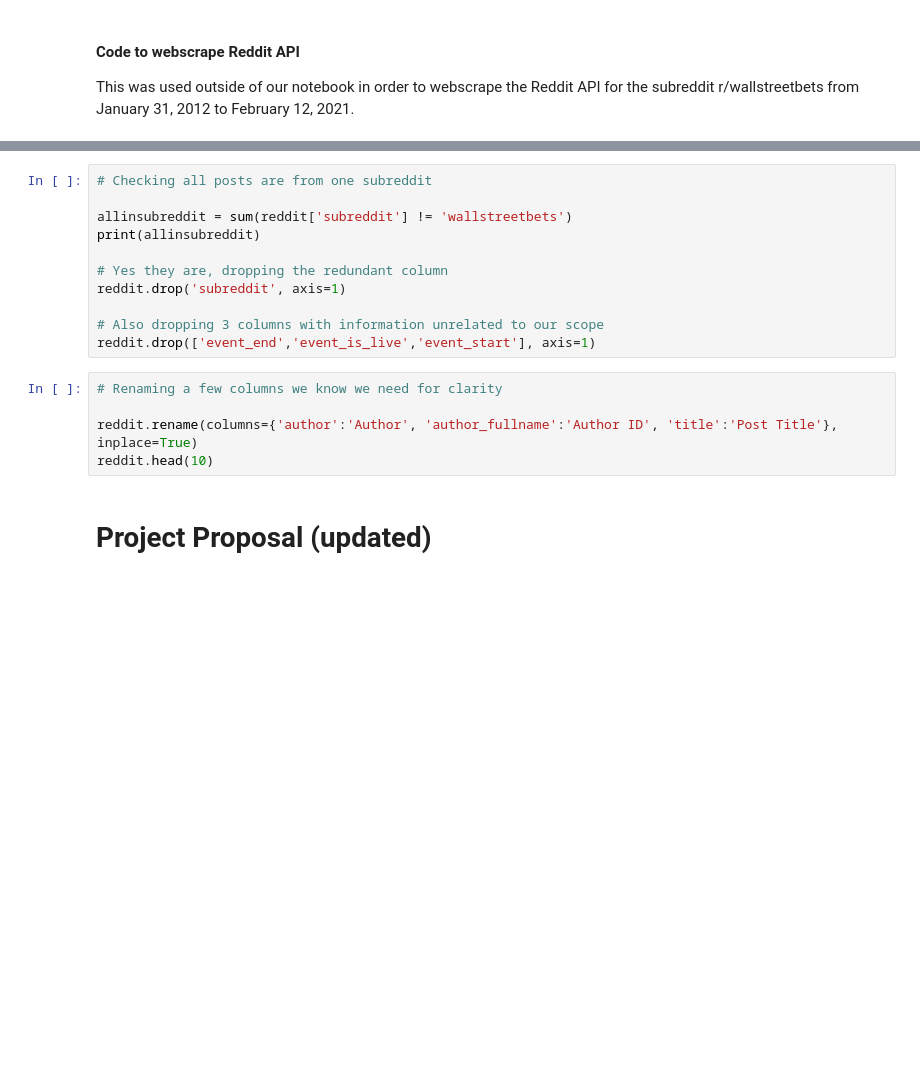
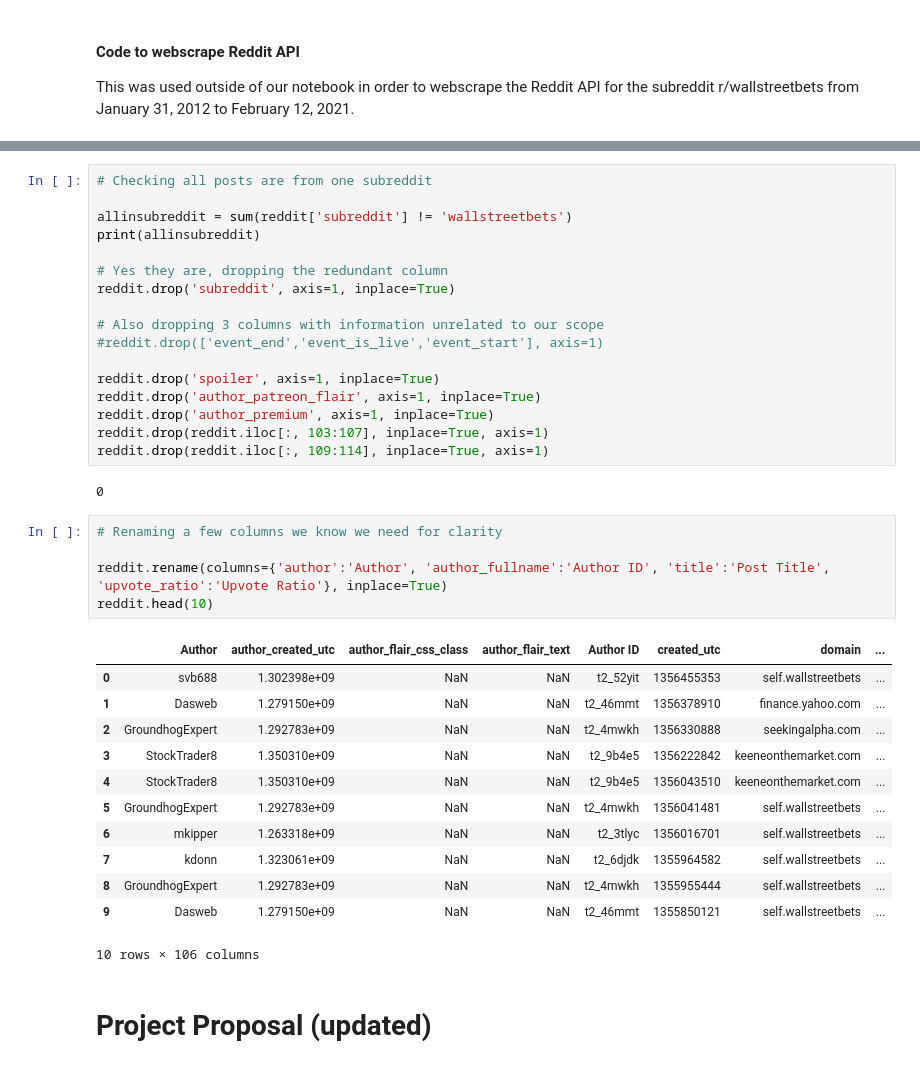
Before and after one commit to sjwfleet/COGS108_Project, a Jupyter notebook: DataCheckpoint_group082.ipynb, the cells around one changed output, grey strips where cells are left out. Drawn from its saved outputs; the diff is of its cells as text; blank space fills up the shorter version.

Commit message:
More framework for wrangling Reddit

```diff
--- a/DataCheckpoint_group082.ipynb
+++ b/DataCheckpoint_group082.ipynb
@@ -133,15 +149,36 @@ allinsubreddit = sum(reddit['subreddit'] != 'wallstreetbets')
 print(allinsubreddit)
 
 # Yes they are, dropping the redundant column
-reddit.drop('subreddit', axis=1)
+reddit.drop('subreddit', axis=1, inplace=True)
 
 # Also dropping 3 columns with information unrelated to our scope
-reddit.drop(['event_end','event_is_live','event_start'], axis=1)
+#reddit.drop(['event_end','event_is_live','event_start'], axis=1)
+
+reddit.drop('spoiler', axis=1, inplace=True)
+reddit.drop('author_patreon_flair', axis=1, inplace=True)
+reddit.drop('author_premium', axis=1, inplace=True)
+reddit.drop(reddit.iloc[:, 103:107], inplace=True, axis=1)
+reddit.drop(reddit.iloc[:, 109:114], inplace=True, axis=1)
+# %% [output]
+0
 # %%
 # Renaming a few columns we know we need for clarity
 
-reddit.rename(columns={'author':'Author', 'author_fullname':'Author ID', 'title':'Post Title'}, inplace=True)
+reddit.rename(columns={'author':'Author', 'author_fullname':'Author ID', 'title':'Post Title', 'upvote_ratio':'Upvote Ratio'}, inplace=True)
 reddit.head(10)
+# %% [output]
+|  | Author | author_created_utc | author_flair_css_class | author_flair_text | Author ID | created_utc | domain | ... |
+| 0 | svb688 | 1.302398e+09 | NaN | NaN | t2_52yit | 1356455353 | self.wallstreetbets | ... |
+| 1 | Dasweb | 1.279150e+09 | NaN | NaN | t2_46mmt | 1356378910 | finance.yahoo.com | ... |
+| 2 | GroundhogExpert | 1.292783e+09 | NaN | NaN | t2_4mwkh | 1356330888 | seekingalpha.com | ... |
+| 3 | StockTrader8 | 1.350310e+09 | NaN | NaN | t2_9b4e5 | 1356222842 | keeneonthemarket.com | ... |
+| 4 | StockTrader8 | 1.350310e+09 | NaN | NaN | t2_9b4e5 | 1356043510 | keeneonthemarket.com | ... |
+| 5 | GroundhogExpert | 1.292783e+09 | NaN | NaN | t2_4mwkh | 1356041481 | self.wallstreetbets | ... |
+| 6 | mkipper | 1.263318e+09 | NaN | NaN | t2_3tlyc | 1356016701 | self.wallstreetbets | ... |
+| 7 | kdonn | 1.323061e+09 | NaN | NaN | t2_6djdk | 1355964582 | self.wallstreetbets | ... |
+| 8 | GroundhogExpert | 1.292783e+09 | NaN | NaN | t2_4mwkh | 1355955444 | self.wallstreetbets | ... |
+| 9 | Dasweb | 1.279150e+09 | NaN | NaN | t2_46mmt | 1355850121 | self.wallstreetbets | ... |
+10 rows × 106 columns
 # %% [markdown]
 # Project Proposal (updated)
 # %% [markdown]
```
Also changed, not shown: parts of 4 cells of this notebook.
